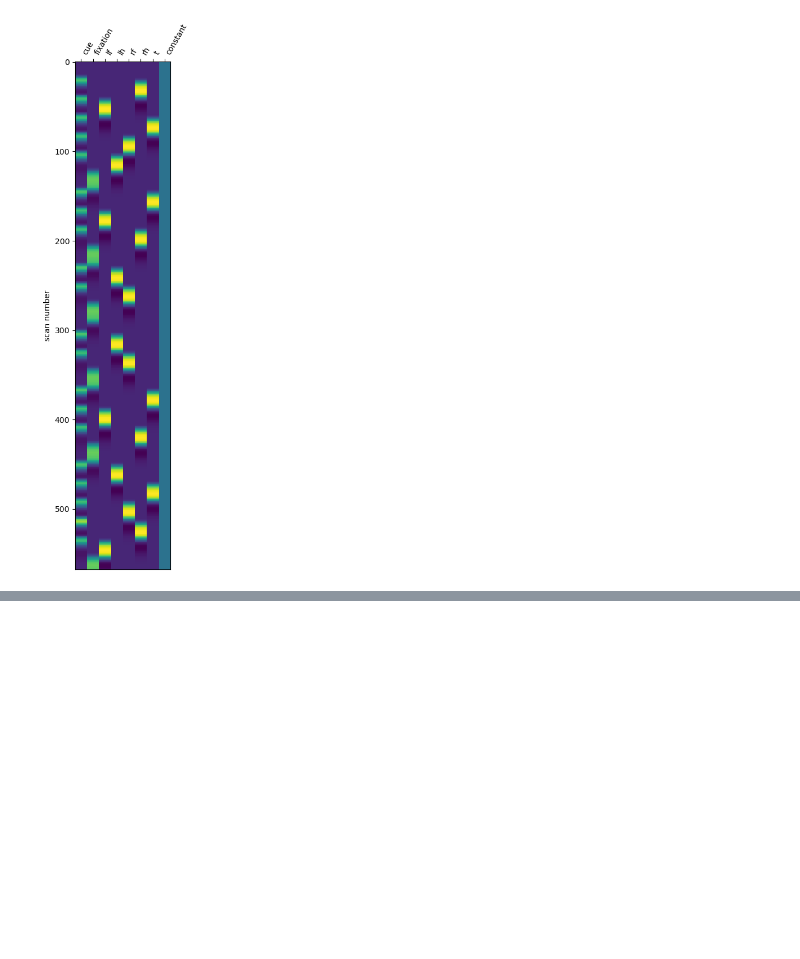
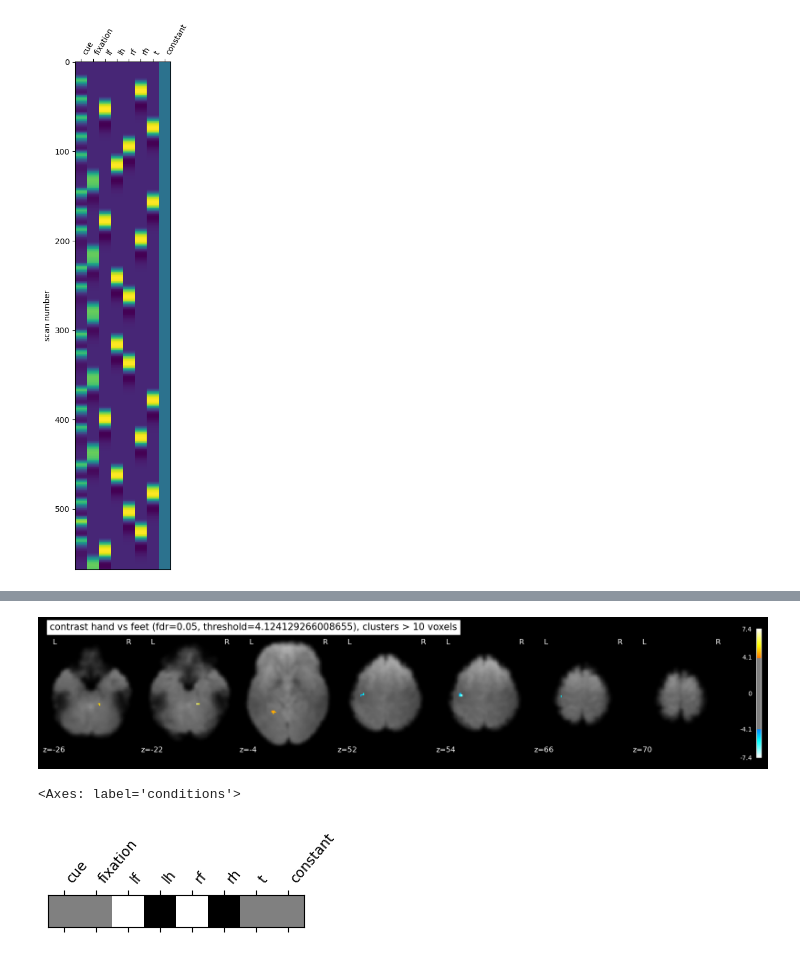
Before and after one commit to Tournedos/NSSP_project1_GroupK, a Jupyter notebook: GLM.ipynb, the cells around one changed output, grey strips where cells are left out. Cells and saved outputs as stored; diff of their text form; code cells hidden in the pictures; blank space fills up the shorter version.

```diff
--- a/GLM.ipynb
+++ b/GLM.ipynb
@@ -267,0 +268,20 @@ plt.show()
+# %%
+# contrast vector hand vs feet
+from nilearn.plotting import plot_contrast_matrix
+
+c_hand_vs_feet = np.array([0, 0, 0.5, -0.5, 0.5, -0.5, 0 ,0])
+
+z_map_hand_vs_feet = fmri_glm.compute_contrast(c_hand_vs_feet,
+                                  output_type='z_score')
+clean_map_hand_vs_feet, threshold_hand_vs_feet = threshold_stats_img(z_map_hand_vs_feet, alpha=fdr_rate, height_control='fdr', cluster_threshold=cluster_size)
+
+plot_stat_map(clean_map_hand_vs_feet, bg_img=mean_img_, threshold=threshold_hand_vs_feet,
+              display_mode='z', cut_coords=7, black_bg=True,
+              title='contrast hand vs feet (fdr={}, threshold={}), clusters > {} voxels'.format(fdr_rate, threshold_hand_vs_feet, cluster_size))
+plt.show()
+
+plot_contrast_matrix(c_hand_vs_feet, fmri_glm.design_matrices_[0])
+# %% [output]
+[figure, added]
+<Axes: label='conditions'>
+[figure, added]
```
Also changed, not shown: parts of 10 cells of this notebook, 1 other file.
